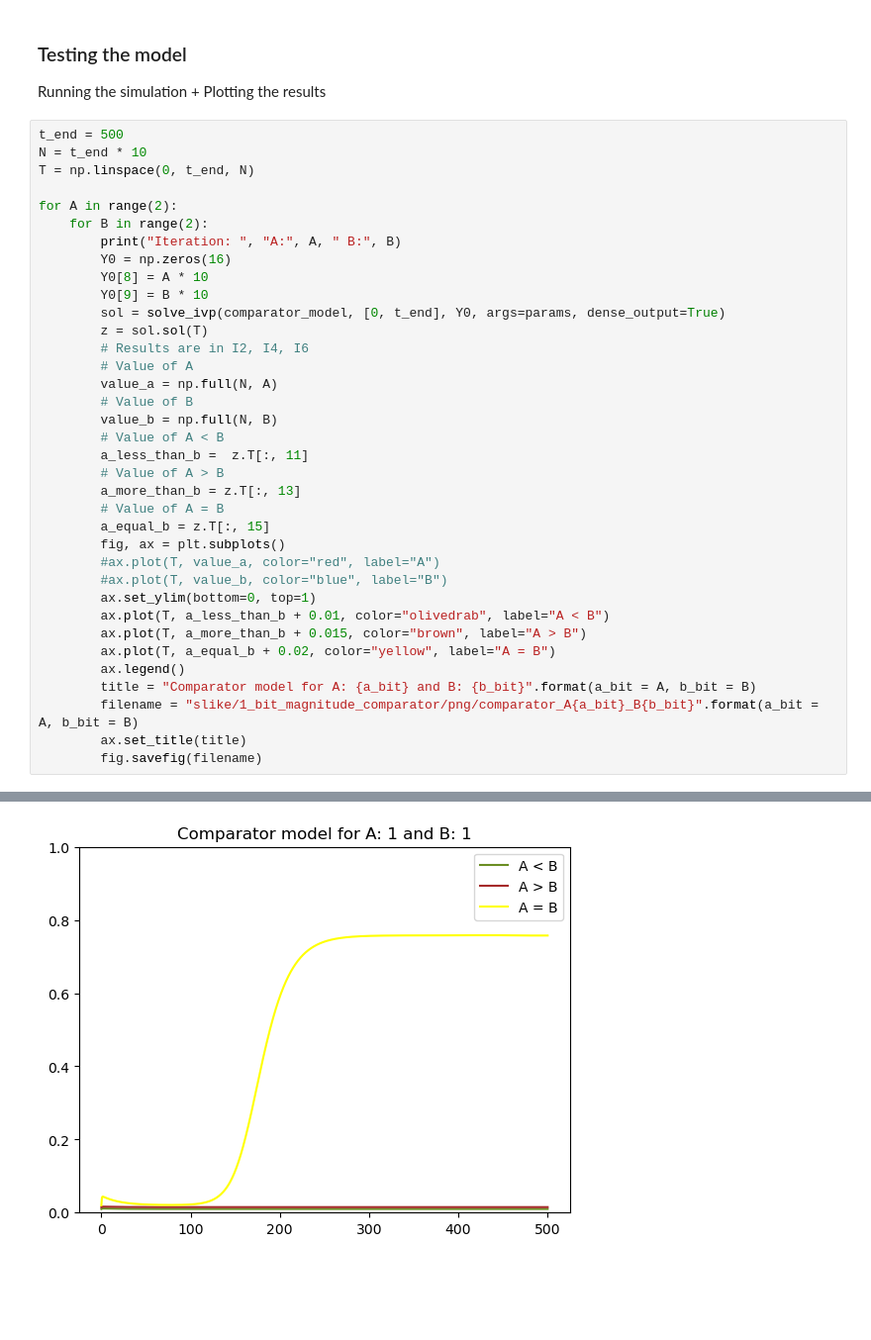
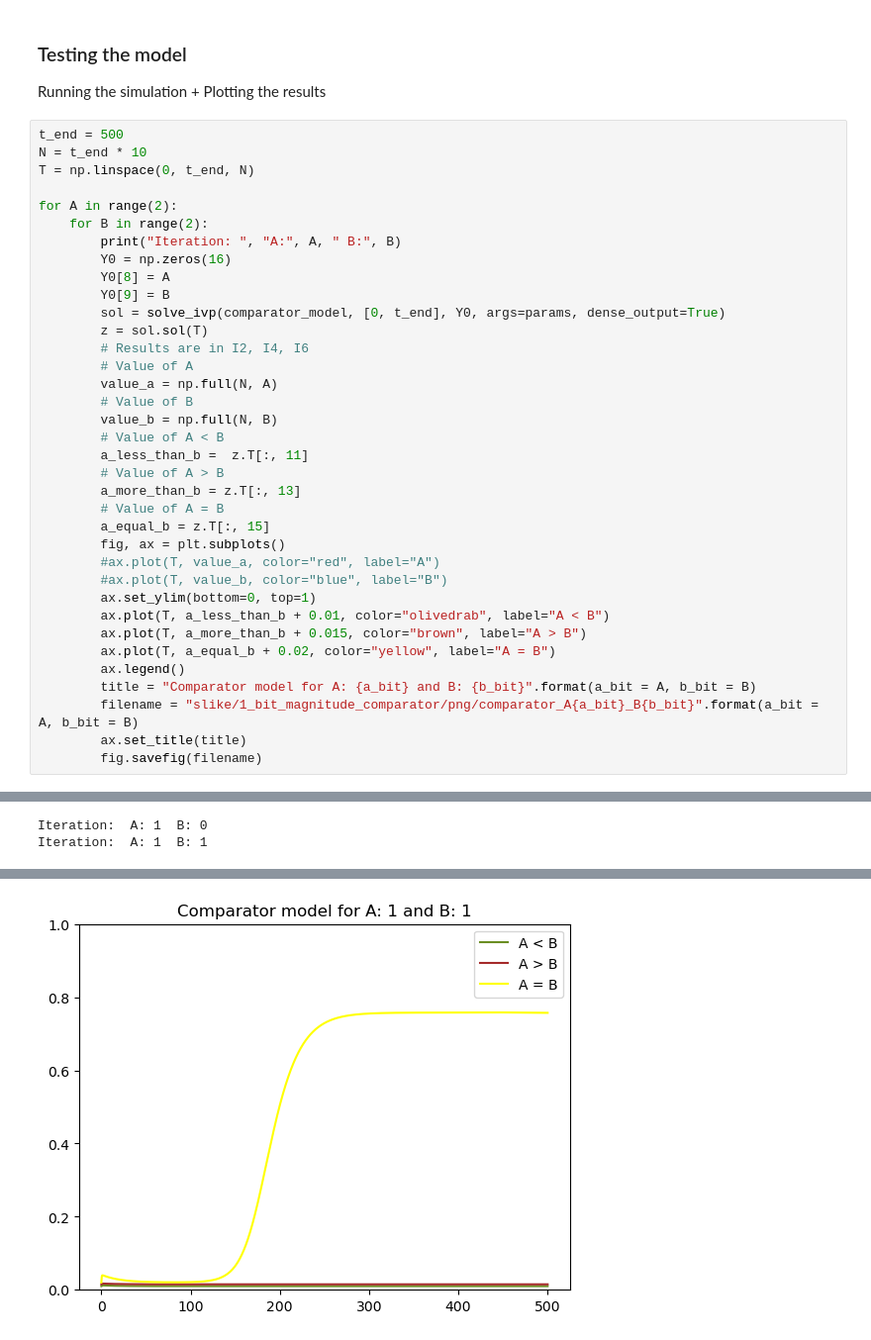
Before and after one commit to ziga7631/CBLB-Comparators, a Jupyter notebook: 1_bit_magnitude_comparator.ipynb, the cells around one changed output, grey strips where cells are left out. Shown: that part at 99% size. Cells and saved outputs as stored; diff of their text form; blank space fills up the shorter version.

```diff
--- a/1_bit_magnitude_comparator.ipynb
+++ b/1_bit_magnitude_comparator.ipynb
@@ -113,8 +113,8 @@ for A in range(2):
     for B in range(2):
         print("Iteration: ", "A:", A, " B:", B)
         Y0 = np.zeros(16)
-        Y0[8] = A * 10
-        Y0[9] = B * 10
+        Y0[8] = A
+        Y0[9] = B
         sol = solve_ivp(comparator_model, [0, t_end], Y0, args=params, dense_output=True)
         z = sol.sol(T)
         # Results are in I2, I4, I6
@@ -148 +146,3 @@ Iteration:  A: 1  B: 1
+Iteration:  A: 1  B: 0
+Iteration:  A: 1  B: 1
 [figure]
@@ -151 +151 @@ Iteration:  A: 1  B: 1
-[figure, old version]
+[figure, new version]
```
Also changed, not shown: parts of 2 cells of this notebook, 9 other files.
